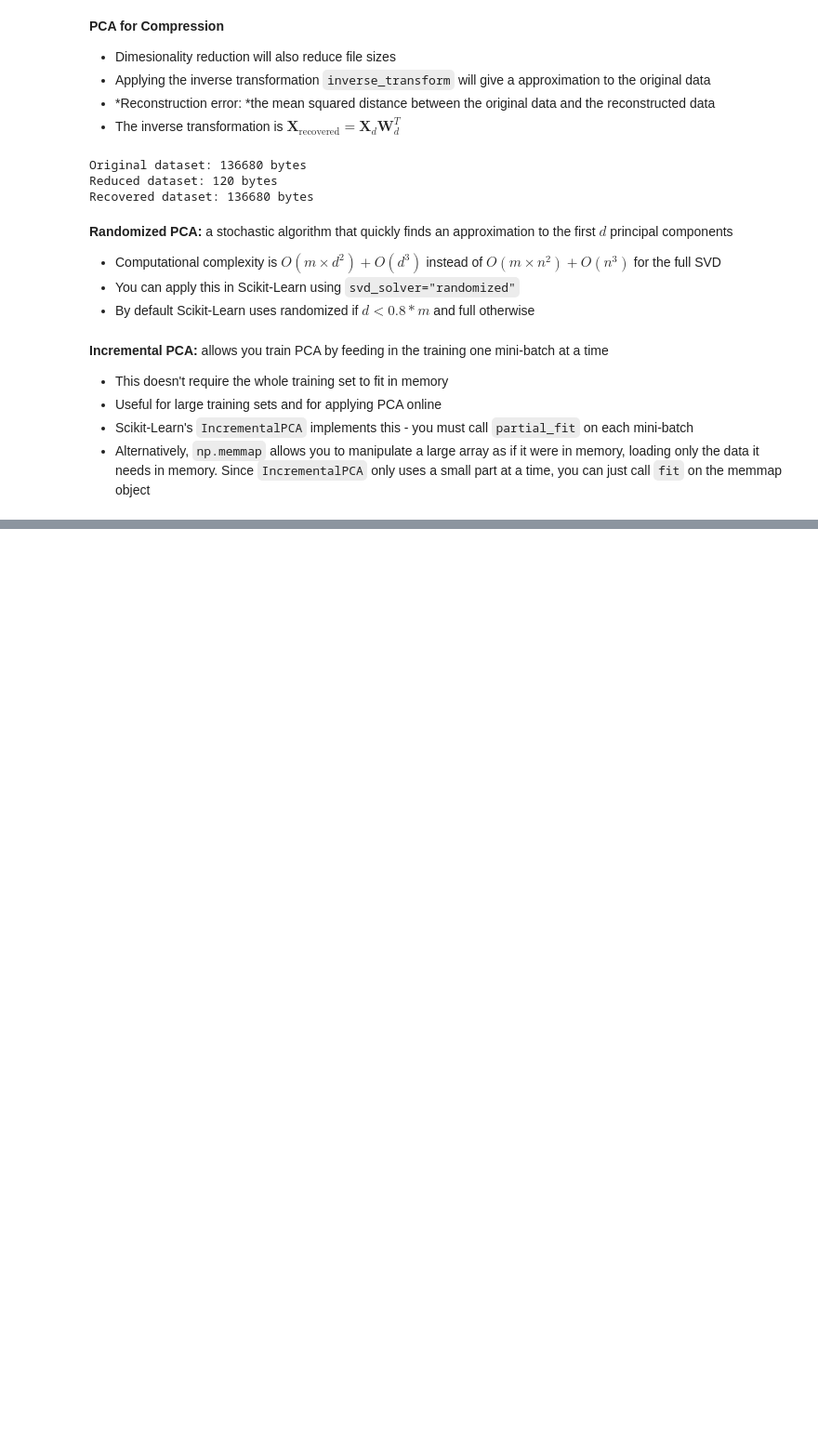
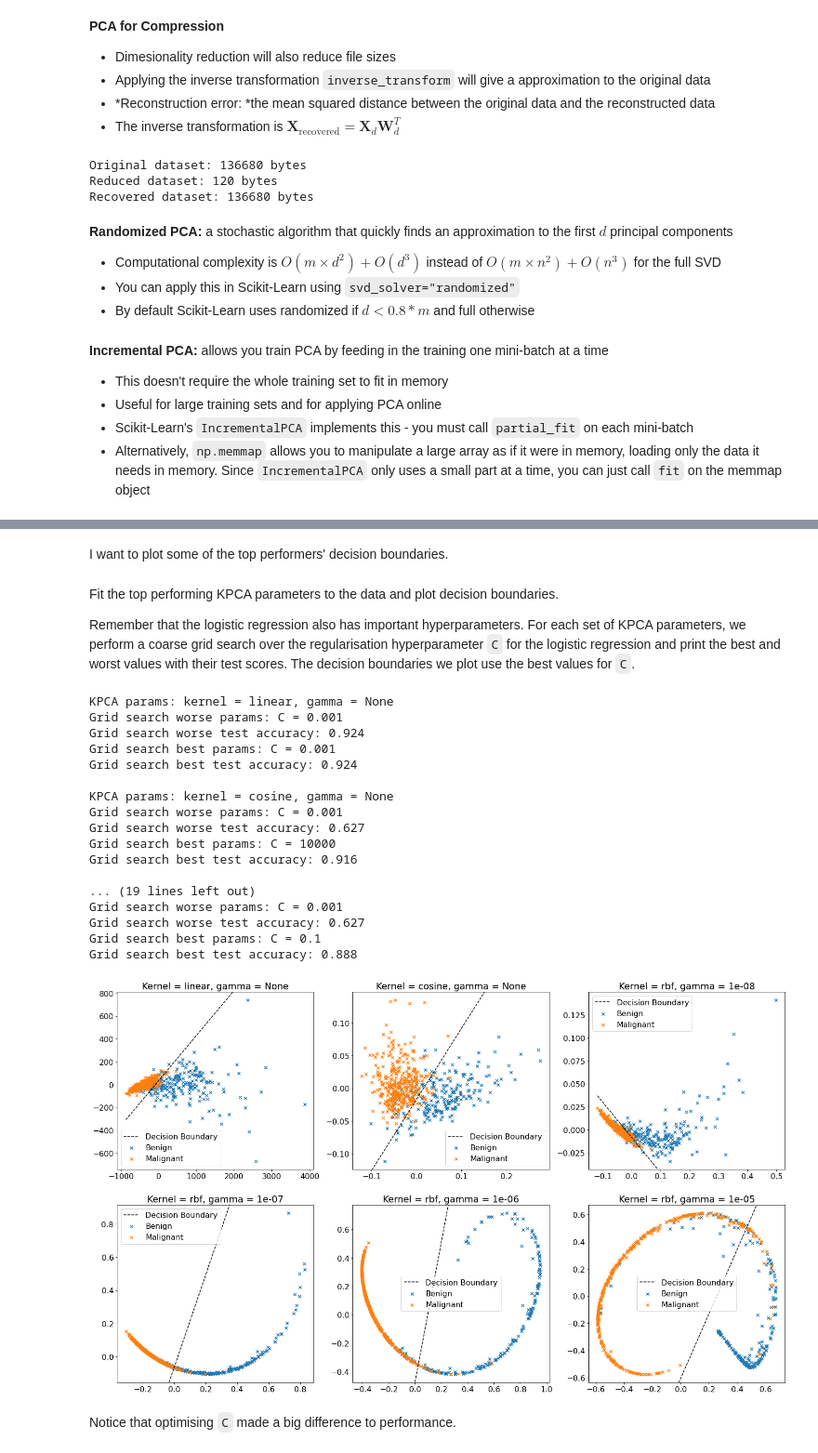
Before and after one commit to chris-leonard/hands-on-machine-learning, a Jupyter notebook: chapter-8/chapter-8-notes.ipynb, the cells around one changed output, grey strips where cells are left out. Shown at 93% size. Drawn from its saved outputs; the diff is of its cells as text; code cells hidden in the pictures; blank space fills up the shorter version.

```diff
--- a/chapter-8/chapter-8-notes.ipynb
+++ b/chapter-8/chapter-8-notes.ipynb
@@ -292,0 +435,2 @@ inc_pca = IncrementalPCA(n_components=5, batch_size=batch_size)
+# %% [markdown]
+I want to plot some of the top performers' decision boundaries.
@@ -292,0 +477,77 @@ inc_pca = IncrementalPCA(n_components=5, batch_size=batch_size)
+# %% [markdown]
+Fit the top performing KPCA parameters to the data and plot decision boundaries.
+
+Remember that the logistic regression also has important hyperparameters. For each set of KPCA parameters, we perform a coarse grid search over the regularisation hyperparameter `C` for the logistic regression and print the best and worst values with their test scores. The decision boundaries we plot use the best values for `C`.
+# %%
+kpca_param_grid = [
+    {"kpca__kernel": "linear", "kpca__gamma": None},
+    {"kpca__kernel": "cosine", "kpca__gamma": None},
+    {"kpca__kernel": "rbf", "kpca__gamma": 1e-8},
+    {"kpca__kernel": "rbf", "kpca__gamma": 1e-7},
+    {"kpca__kernel": "rbf", "kpca__gamma": 1e-6},
+    {"kpca__kernel": "rbf", "kpca__gamma": 1e-5},
+]
+log_reg_param_grid = {
+    "log_reg__C": [0.001, 0.01, 0.1, 1, 10, 100, 1000, 10000, 100000, 1000000]
+}
+
+fig, axs = plt.subplots(2, 3, figsize=(25, 15))
+axs_ravel = axs.ravel()
+
+for i, kpca_params in enumerate(kpca_param_grid):
+    pipe.set_params(**kpca_params)
+
+    grid_search = GridSearchCV(
+        pipe,
+        param_grid=log_reg_param_grid,
+        scoring="accuracy",
+        cv=3,
+        refit=True,
+    )
+    grid_search.fit(X, y)
+
+    mean_test_scores = grid_search.cv_results_["mean_test_score"]
+
+    print(
+        "KPCA params: kernel = {}, gamma = {}".format(
+            kpca_params["kpca__kernel"], kpca_params["kpca__gamma"]
+        )
+    )
+
+    print(
+        "Grid search worse params: C = {}".format(
+            log_reg_param_grid["log_reg__C"][np.argmin(mean_test_scores)]
+        )
+    )
+    print("Grid search worse test accuracy: {:.3f}".format(mean_test_scores.min()))
+
+    print(
+        "Grid search best params: C = {}".format(
+            log_reg_param_grid["log_reg__C"][np.argmax(mean_test_scores)]
+        )
+    )
+    print("Grid search best test accuracy: {:.3f}".format(mean_test_scores.max()))
+    print("")
+
+    plot_kpca_classifier(grid_search.best_estimator_, axs_ravel[i])
+# %% [output]
+KPCA params: kernel = linear, gamma = None
+Grid search worse params: C = 0.001
+Grid search worse test accuracy: 0.924
+Grid search best params: C = 0.001
+Grid search best test accuracy: 0.924
+
+KPCA params: kernel = cosine, gamma = None
+Grid search worse params: C = 0.001
+Grid search worse test accuracy: 0.627
+Grid search best params: C = 10000
+Grid search best test accuracy: 0.916
+
+... (19 lines left out)
+Grid search worse params: C = 0.001
+Grid search worse test accuracy: 0.627
+Grid search best params: C = 0.1
+Grid search best test accuracy: 0.888
+[figure, added]
+# %% [markdown]
+Notice that optimising `C` made a big difference to performance.
```
Also changed, not shown: parts of 19 cells of this notebook.
